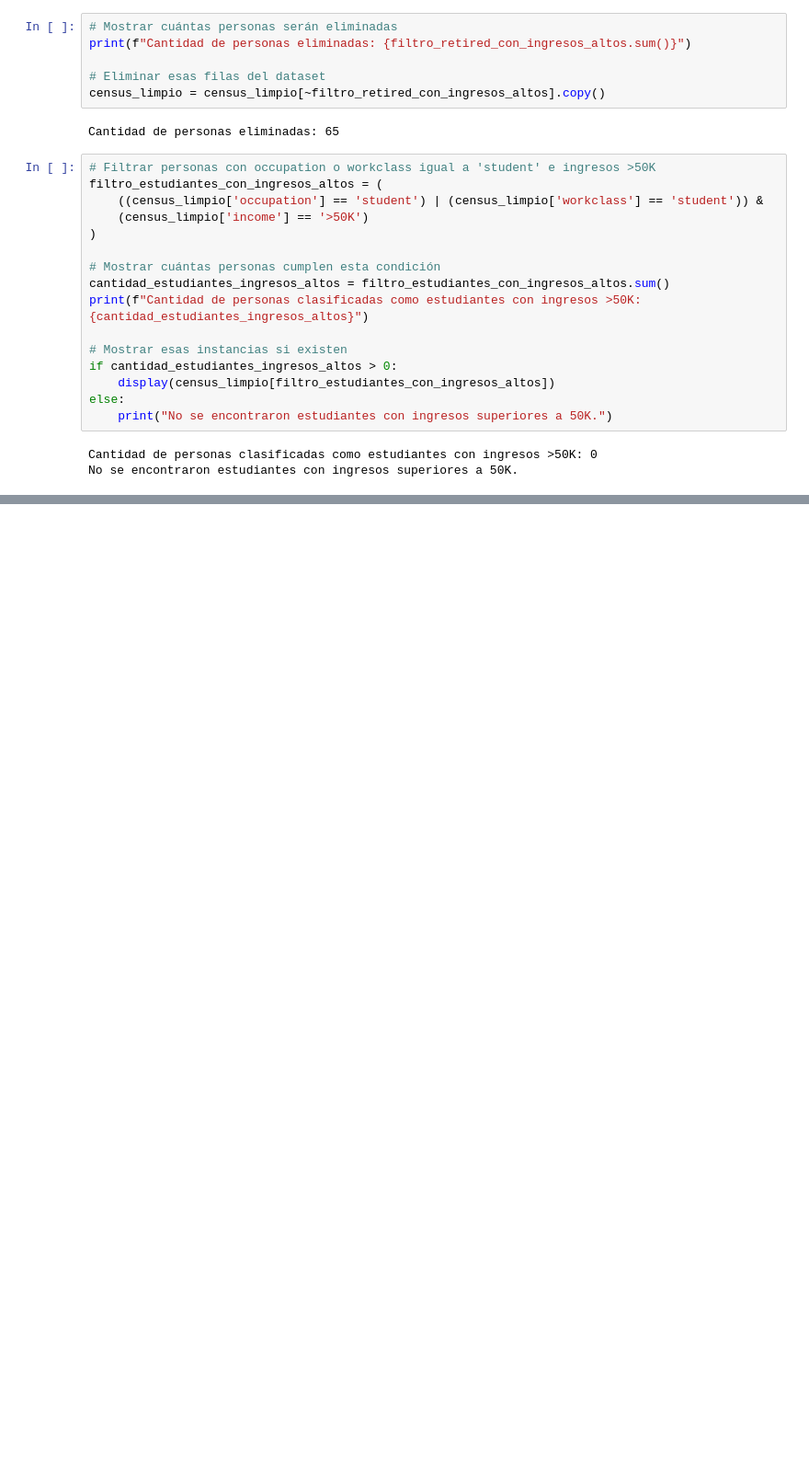
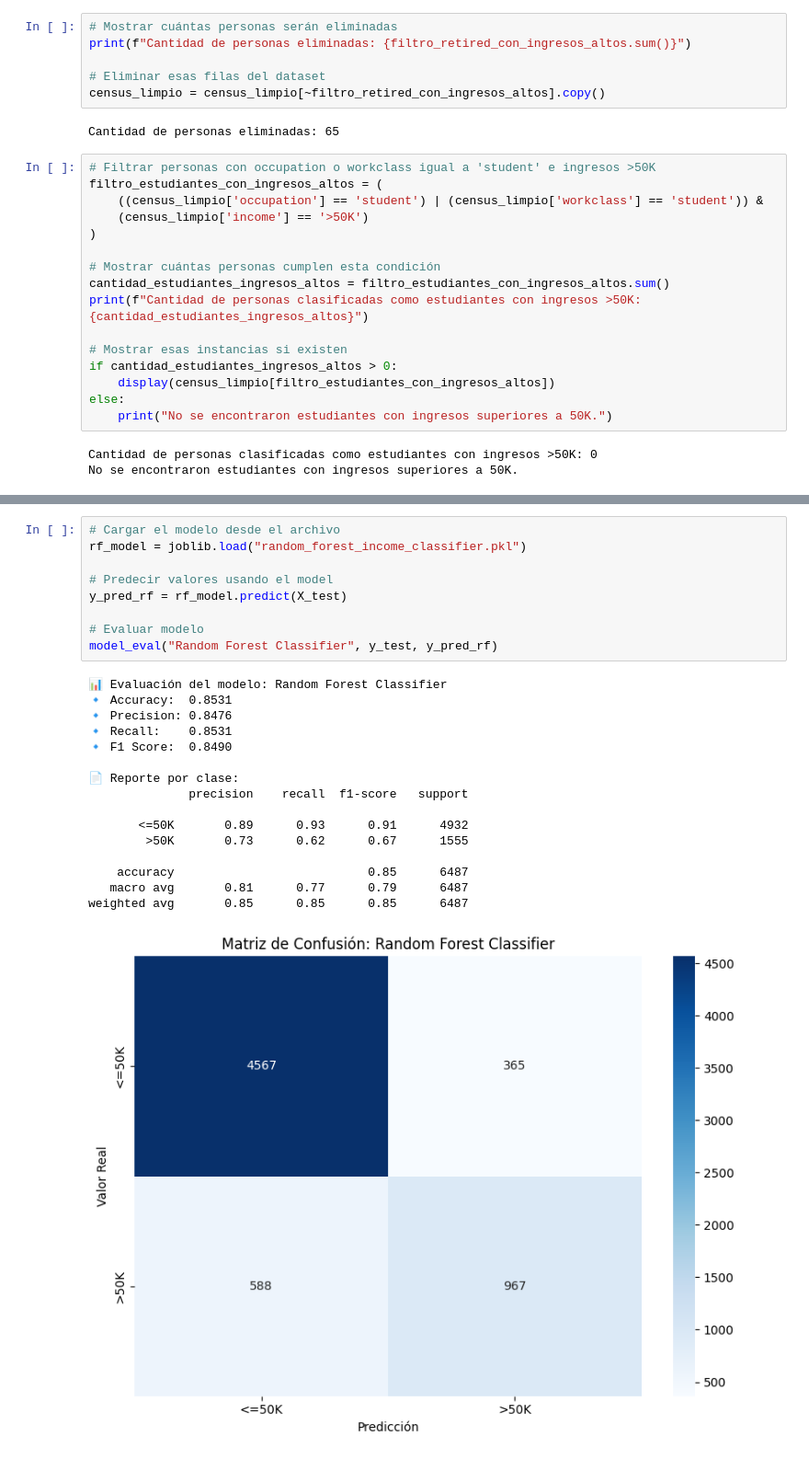
Before and after one commit to jquelas/adult_census_income, a Jupyter notebook: adult_census_income.ipynb, the cells around one changed output, grey strips where cells are left out. Shown at 92% size. Drawn from its saved outputs; the diff is of its cells as text; blank space fills up the shorter version.

```diff
--- a/adult_census_income.ipynb
+++ b/adult_census_income.ipynb
@@ -776,0 +1110,26 @@ No se detectan estudiantes con ingresos tan altos, lo cual es consistente. La ma
+# %%
+# Cargar el modelo desde el archivo
+rf_model = joblib.load("random_forest_income_classifier.pkl")
+
+# Predecir valores usando el model
+y_pred_rf = rf_model.predict(X_test)
+
+# Evaluar modelo
+model_eval("Random Forest Classifier", y_test, y_pred_rf)
+# %% [output]
+📊 Evaluación del modelo: Random Forest Classifier
+🔹 Accuracy:  0.8531
+🔹 Precision: 0.8476
+🔹 Recall:    0.8531
+🔹 F1 Score:  0.8490
+
+📄 Reporte por clase:
+              precision    recall  f1-score   support
+
+       <=50K       0.89      0.93      0.91      4932
+        >50K       0.73      0.62      0.67      1555
+
+    accuracy                           0.85      6487
+   macro avg       0.81      0.77      0.79      6487
+weighted avg       0.85      0.85      0.85      6487
+[figure, added]
```
Also changed, not shown: parts of 35 cells of this notebook, 6 other files.
